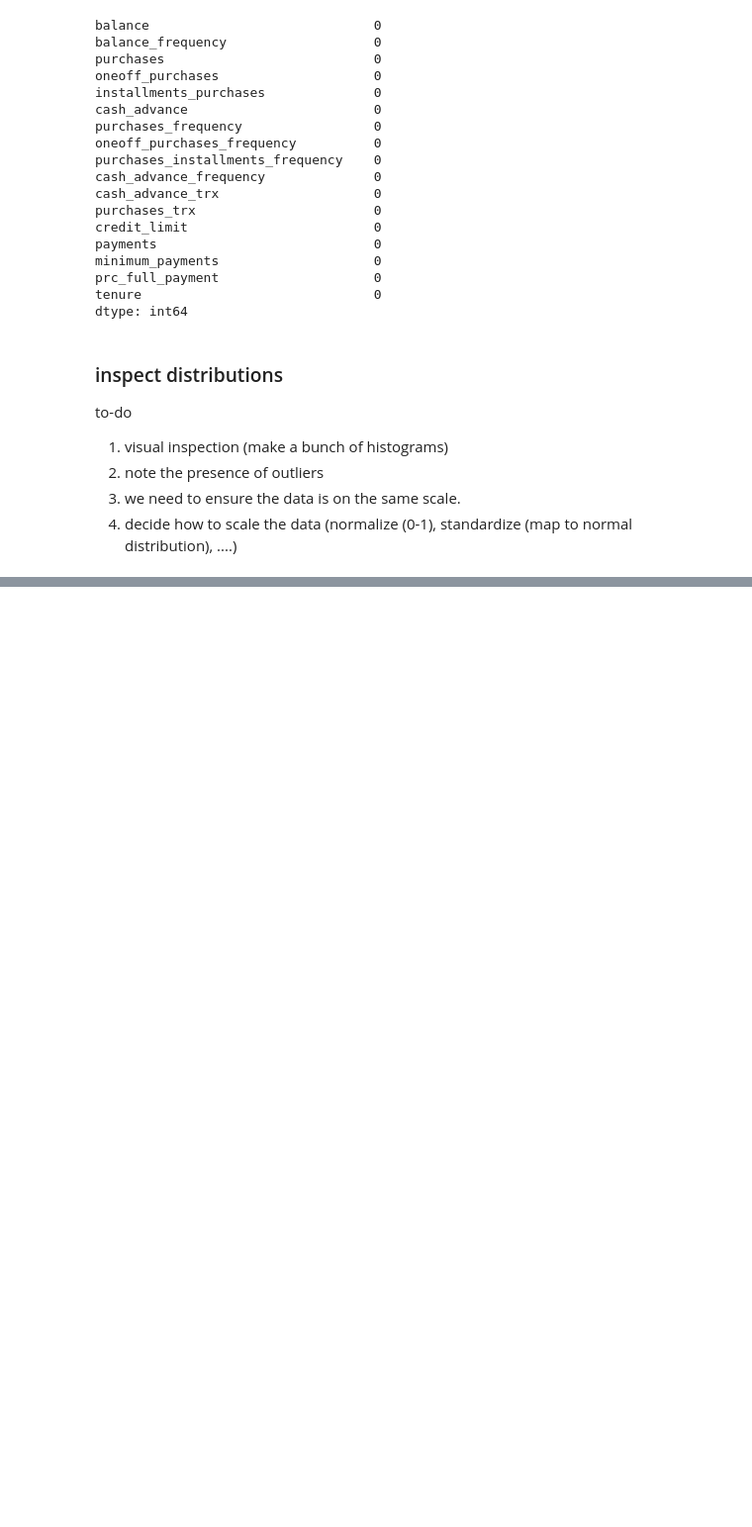
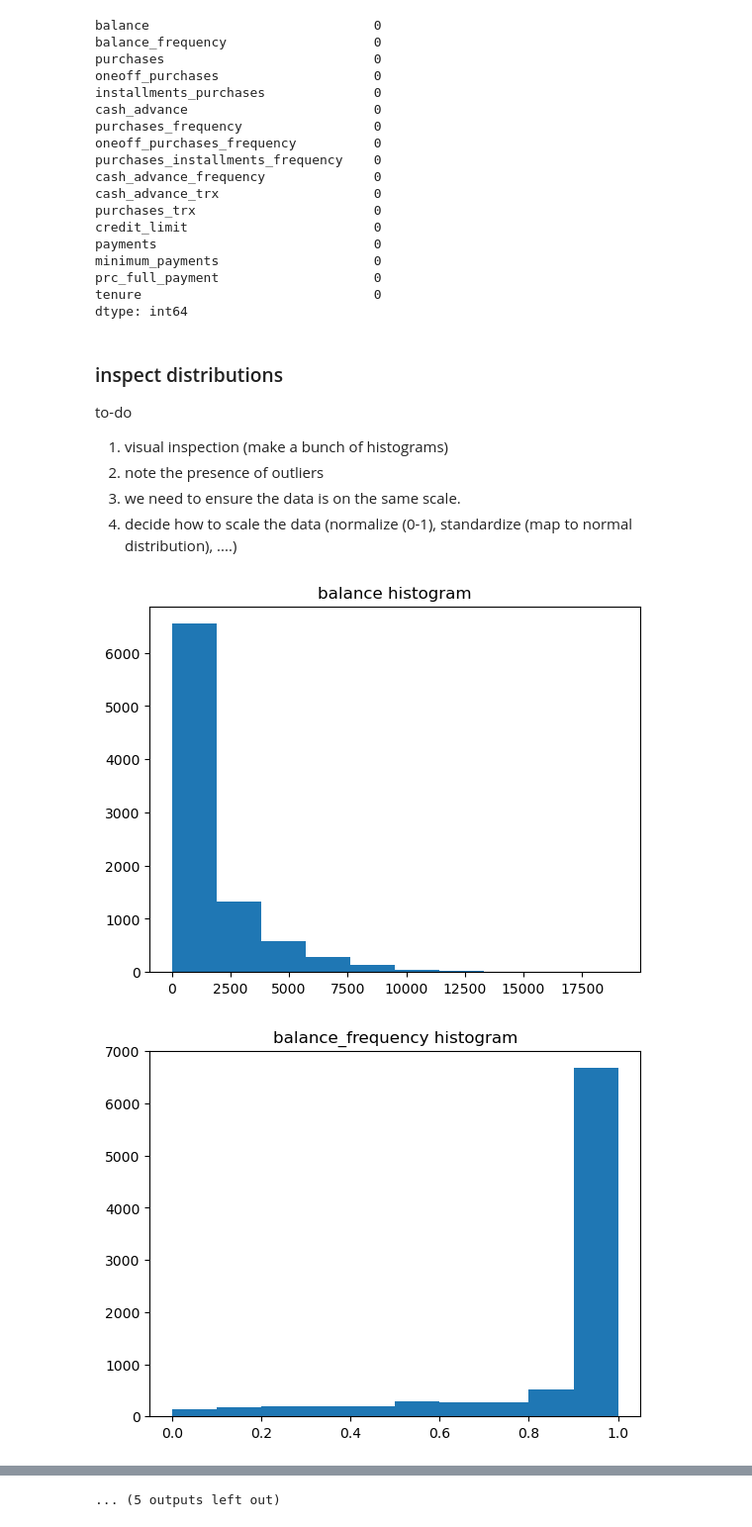
Before and after one commit to shyakaster/unsupervised, a Jupyter notebook: cc_general.ipynb, the cells around one changed output, grey strips where cells are left out. Shown: that part at 99% size. Saved outputs shown, nothing was run; the diff lists cells and outputs as text; code cells hidden in the pictures; blank space fills up the shorter version.

```diff
--- a/cc_general.ipynb
+++ b/cc_general.ipynb
@@ -322,3 +322,14 @@ to-do
 2. note the presence of outliers
 3. we need to ensure the data is on the same scale.
 4. decide how to scale the data (normalize (0-1), standardize (map to normal distribution), ....)
+# %%
+# make a bunch of histograms
+
+for col in df.columns:
+    plt.figure()
+    plt.hist(df[col])
+    plt.title(f"{col} histogram")
+    plt.show()
+# %% [output]
+[figure, added]
+[figure, added]
@@ -324,0 +346 @@ to-do
+... (5 outputs left out)
```
Also changed, not shown: parts of 4 cells of this notebook.
